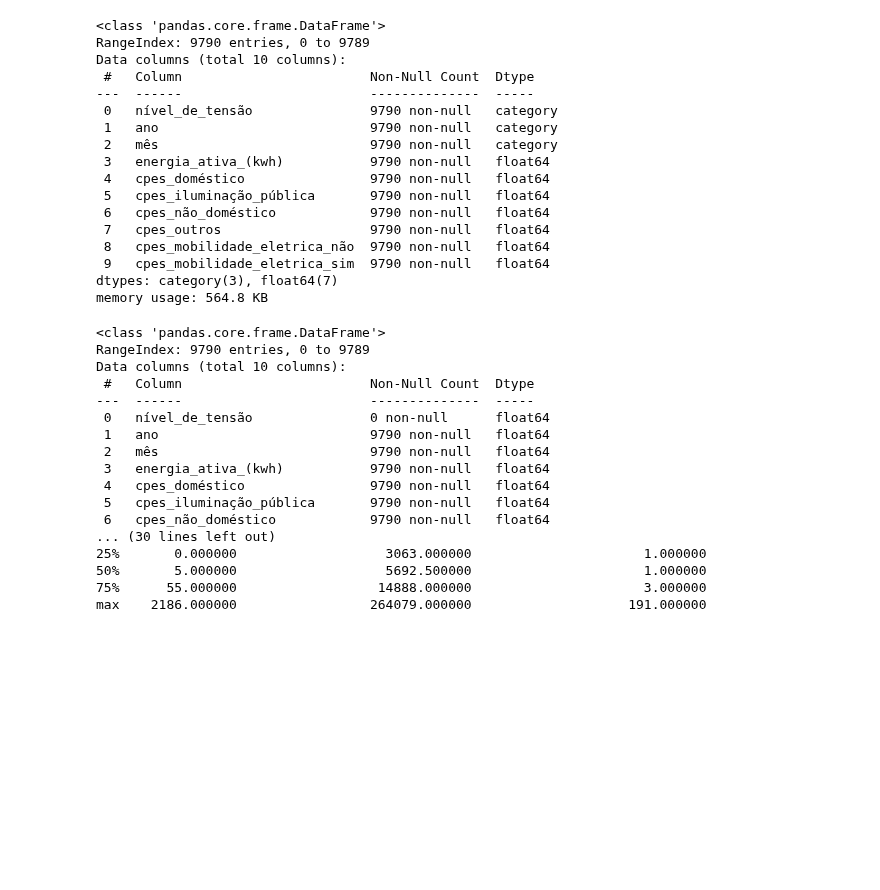
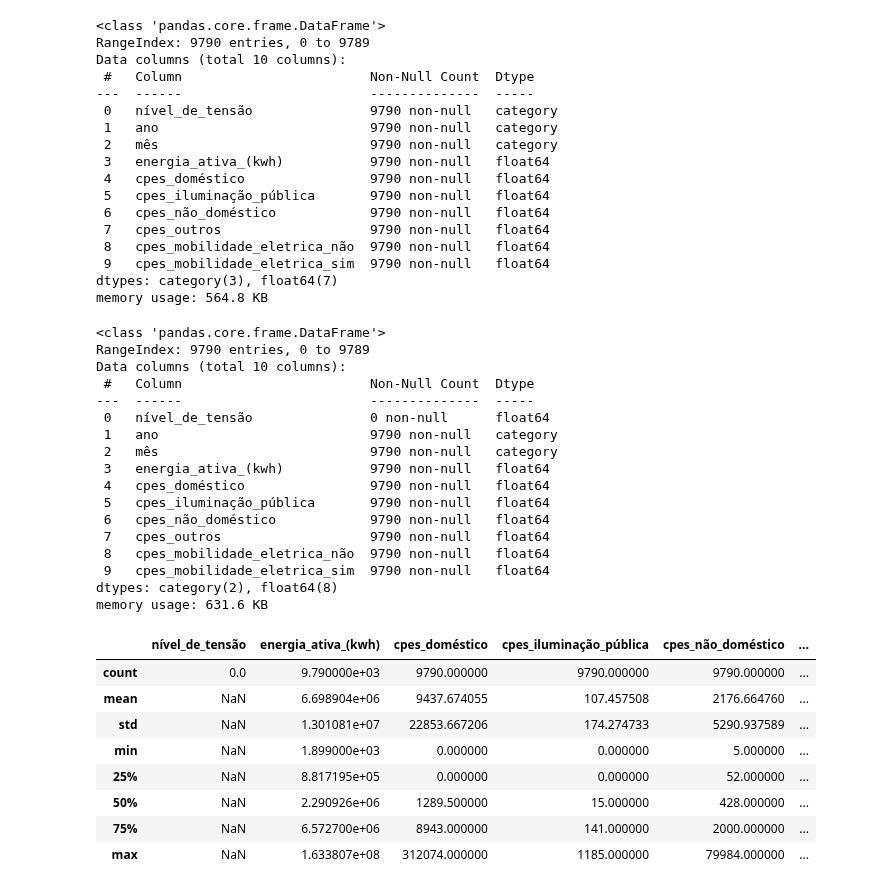
Before and after one commit to kreativermario/Projeto-DECD, a Jupyter notebook: notebooks/data_preparation_categoric.ipynb, the cells around one changed output. Saved outputs shown, nothing was run; the diff lists cells and outputs as text; code cells hidden in the pictures; blank space fills up the shorter version.

```diff
--- a/notebooks/data_preparation_categoric.ipynb
+++ b/notebooks/data_preparation_categoric.ipynb
@@ -83,33 +84,38 @@ memory usage: 564.8 KB
 # %%
 # Define a dictionary for the new categories
 new_categories = {'Baixa Tensão': 1.0, 'Muito Alta, Alta e Média Tensões': 2.0}
 
 # Replace the values
 merged_df['nível_de_tensão'] = merged_df['nível_de_tensão'].map(new_categories)
 
 # Check the new DataFrame info
 merged_df.info()
 
-# Get descriptive statistics of numeric columns
-numeric_stats = merged_df.describe()
-
-# Print the statistics
-print(numeric_stats)
+merged_df.describe()
 # %% [output]
 <class 'pandas.core.frame.DataFrame'>
 RangeIndex: 9790 entries, 0 to 9789
 Data columns (total 10 columns):
  #   Column                        Non-Null Count  Dtype
 ---  ------                        --------------  -----
  0   nível_de_tensão               0 non-null      float64
- 1   ano                           9790 non-null   float64
- 2   mês                           9790 non-null   float64
+ 1   ano                           9790 non-null   category
+ 2   mês                           9790 non-null   category
  3   energia_ativa_(kwh)           9790 non-null   float64
  4   cpes_doméstico                9790 non-null   float64
  5   cpes_iluminação_pública       9790 non-null   float64
  6   cpes_não_doméstico            9790 non-null   float64
-... (30 lines left out)
-25%       0.000000                   3063.000000                      1.000000
-50%       5.000000                   5692.500000                      1.000000
-75%      55.000000                  14888.000000                      3.000000
-max    2186.000000                 264079.000000                    191.000000
+ 7   cpes_outros                   9790 non-null   float64
+ 8   cpes_mobilidade_eletrica_não  9790 non-null   float64
+ 9   cpes_mobilidade_eletrica_sim  9790 non-null   float64
+dtypes: category(2), float64(8)
+memory usage: 631.6 KB
+|  | nível_de_tensão | energia_ativa_(kwh) | cpes_doméstico | cpes_iluminação_pública | cpes_não_doméstico | ... |
+| count | 0.0 | 9.790000e+03 | 9790.000000 | 9790.000000 | 9790.000000 | ... |
+| mean | NaN | 6.698904e+06 | 9437.674055 | 107.457508 | 2176.664760 | ... |
+| std | NaN | 1.301081e+07 | 22853.667206 | 174.274733 | 5290.937589 | ... |
+| min | NaN | 1.899000e+03 | 0.000000 | 0.000000 | 5.000000 | ... |
+| 25% | NaN | 8.817195e+05 | 0.000000 | 0.000000 | 52.000000 | ... |
+| 50% | NaN | 2.290926e+06 | 1289.500000 | 15.000000 | 428.000000 | ... |
+| 75% | NaN | 6.572700e+06 | 8943.000000 | 141.000000 | 2000.000000 | ... |
+| max | NaN | 1.633807e+08 | 312074.000000 | 1185.000000 | 79984.000000 | ... |
```
Also changed, not shown: parts of 2 cells of this notebook, 1 other file.
